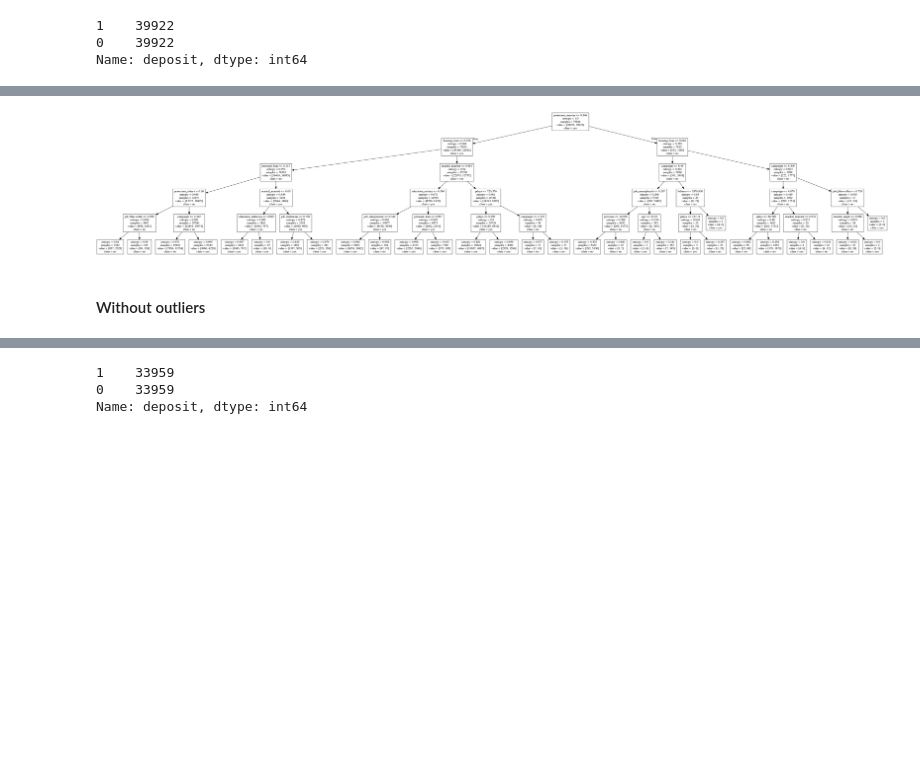
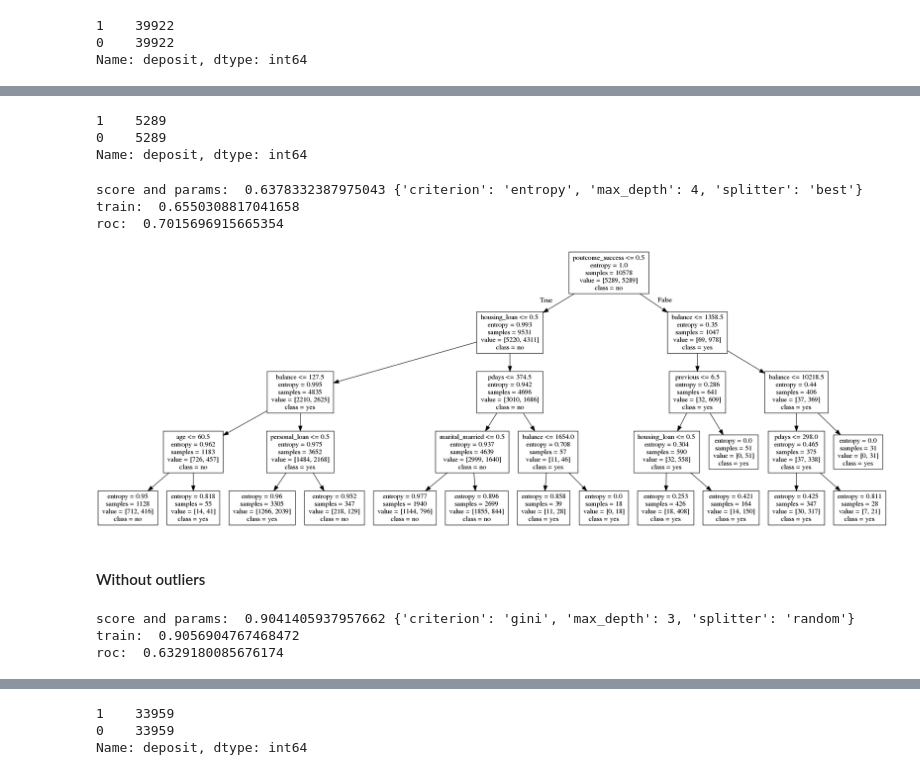
Before and after one commit to sbernal93/idss-project, a Jupyter notebook: bank.ipynb, the cells around one changed output, grey strips where cells are left out. Cells and saved outputs as stored; diff of their text form; code cells hidden in the pictures; blank space fills up the shorter version.

```diff
--- a/bank.ipynb
+++ b/bank.ipynb
@@ -391,7 +409,7 @@ def gridsearch_classification(data):
     return tree_model
 # %%
 def show_tree(dt, features, label='full'):
-    tree.export_graphviz(dt, out_file='tree.dot', class_names=['yes','no'], feature_names=features)
+    tree.export_graphviz(dt, out_file='tree.dot', class_names=['no', 'yes'], feature_names=features)
     filename = 'images/' + label + "-tree.png"
     check_call(['dot','-Tpng','tree.dot','-o',filename])
 
@@ -419,6 +437,22 @@ def upsample(data):
     df_upsampled = pd.concat([df_majority, df_minority_upsampled])
 
     return df_upsampled
+# %%
+def downsample(data):
+
+    # Separate majority and minority classes
+    df_majority = data[data.deposit==0]
+    df_minority = data[data.deposit==1]
+
+    # Downsample majority class
+    df_majority_downsampled = resample(df_majority,
+                                     replace=False,    # sample without replacement
+                                     n_samples=df_minority.shape[0],     # to match minority class
+                                     random_state=123) # reproducible results
+
+    # Combine minority class with downsampled majority class
+    df_downsampled = pd.concat([df_majority_downsampled, df_minority])
+    return df_downsampled
 # %% [markdown]
 ### Trees
 # %% [markdown]
@@ -453,6 +494,25 @@ dt_x = gridsearch_classification(upsampled)
+# %%
+downsampled = downsample(bank_with_dummies)
+downsampled.deposit.value_counts()
+# %% [output]
+1    5289
+0    5289
+Name: deposit, dtype: int64
+# %%
+dt_downsampled_x = gridsearch_classification(downsampled)
+# %% [output]
+score and params:  0.6378332387975043 {'criterion': 'entropy', 'max_depth': 4, 'splitter': 'best'}
+train:  0.6550308817041658
+roc:  0.7015696915665354
 # %%
-show_tree(dt_x, upsampled.drop('deposit', 1).columns.tolist(), label='cross')
+show_tree(dt_downsampled_x, upsampled.drop('deposit', 1).columns.tolist(), label='downsampled-cross')
 # %% [output]
-[figure, old version]
+[figure, new version]
 # %% [markdown]
 #### Without outliers
+# %%
+dt_outliers_x = gridsearch_classification(without)
+# %% [output]
+score and params:  0.9041405937957662 {'criterion': 'gini', 'max_depth': 3, 'splitter': 'random'}
+train:  0.9056904767468472
+roc:  0.6329180085676174
```
Also changed, not shown: parts of 28 cells of this notebook, 10 other files.
